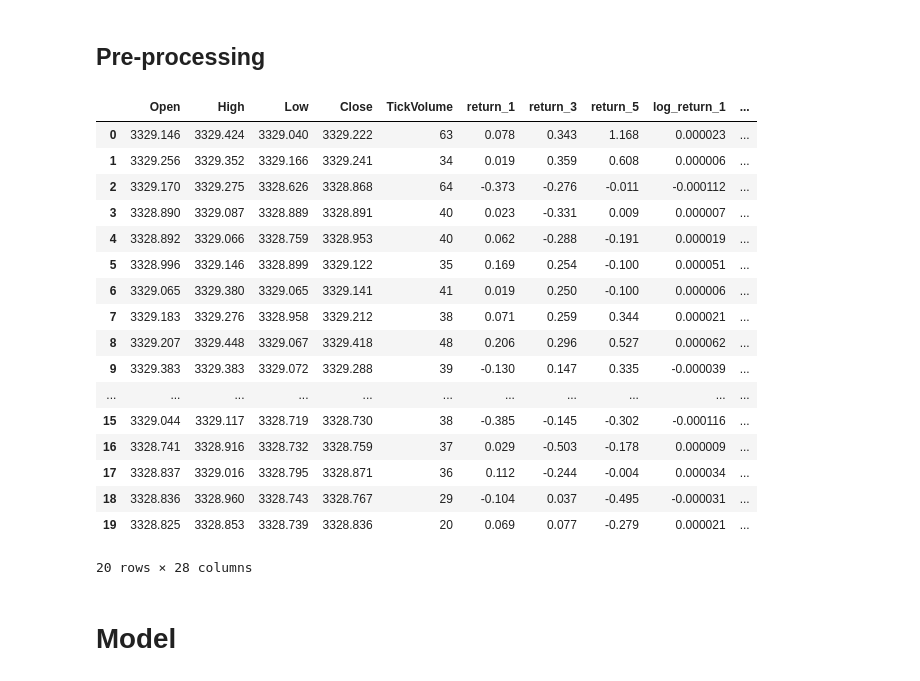
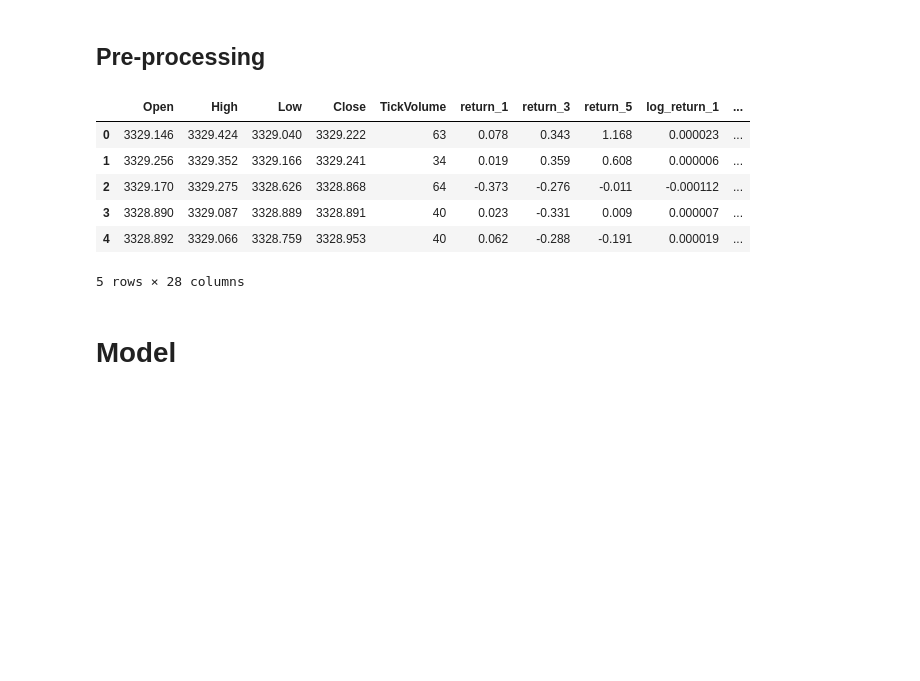
Before and after one commit to Faiisu/Gold_price_predict_LSTM, a Jupyter notebook: Gold_LSTM.ipynb, the cells around one changed output. Saved outputs shown, nothing was run; the diff lists cells and outputs as text; code cells hidden in the pictures; blank space fills up the shorter version.

```diff
--- a/Gold_LSTM.ipynb
+++ b/Gold_LSTM.ipynb
@@ -106,46 +106,35 @@ if "time" in df_cl.columns:
     df_cl["minute"] = df_cl["time"].dt.minute
     df_cl["hour"] = df_cl["time"].dt.hour
 else:
     print("WARNING: no 'time' column found, time features skipped.")
     df_cl["minute"] = 0
     df_cl["hour"] = 0
 
 # Encode cyclic
 df_cl["minute_sin"] = np.sin(2 * np.pi * df_cl["minute"] / 60)
 df_cl["minute_cos"] = np.cos(2 * np.pi * df_cl["minute"] / 60)
 
 df_cl["hour_sin"] = np.sin(2 * np.pi * df_cl["hour"] / 24)
 df_cl["hour_cos"] = np.cos(2 * np.pi * df_cl["hour"] / 24)
 
 
 # --------------------------
 # Cleanup
 # --------------------------
 
 df_cl = df_cl.dropna()
 df_cl = df_cl[df_cl.columns[df_cl.columns != "time"]]
 df_cl = df_cl.reset_index(drop=True)
 
-df_cl.head(20)
+df_cl.head()
 # %% [output]
 |  | Open | High | Low | Close | TickVolume | return_1 | return_3 | return_5 | log_return_1 | ... |
 | 0 | 3329.146 | 3329.424 | 3329.040 | 3329.222 | 63 | 0.078 | 0.343 | 1.168 | 0.000023 | ... |
 | 1 | 3329.256 | 3329.352 | 3329.166 | 3329.241 | 34 | 0.019 | 0.359 | 0.608 | 0.000006 | ... |
 | 2 | 3329.170 | 3329.275 | 3328.626 | 3328.868 | 64 | -0.373 | -0.276 | -0.011 | -0.000112 | ... |
 | 3 | 3328.890 | 3329.087 | 3328.889 | 3328.891 | 40 | 0.023 | -0.331 | 0.009 | 0.000007 | ... |
 | 4 | 3328.892 | 3329.066 | 3328.759 | 3328.953 | 40 | 0.062 | -0.288 | -0.191 | 0.000019 | ... |
-| 5 | 3328.996 | 3329.146 | 3328.899 | 3329.122 | 35 | 0.169 | 0.254 | -0.100 | 0.000051 | ... |
-| 6 | 3329.065 | 3329.380 | 3329.065 | 3329.141 | 41 | 0.019 | 0.250 | -0.100 | 0.000006 | ... |
-| 7 | 3329.183 | 3329.276 | 3328.958 | 3329.212 | 38 | 0.071 | 0.259 | 0.344 | 0.000021 | ... |
-| 8 | 3329.207 | 3329.448 | 3329.067 | 3329.418 | 48 | 0.206 | 0.296 | 0.527 | 0.000062 | ... |
-| 9 | 3329.383 | 3329.383 | 3329.072 | 3329.288 | 39 | -0.130 | 0.147 | 0.335 | -0.000039 | ... |
-| ... | ... | ... | ... | ... | ... | ... | ... | ... | ... | ... |
-| 15 | 3329.044 | 3329.117 | 3328.719 | 3328.730 | 38 | -0.385 | -0.145 | -0.302 | -0.000116 | ... |
-| 16 | 3328.741 | 3328.916 | 3328.732 | 3328.759 | 37 | 0.029 | -0.503 | -0.178 | 0.000009 | ... |
-| 17 | 3328.837 | 3329.016 | 3328.795 | 3328.871 | 36 | 0.112 | -0.244 | -0.004 | 0.000034 | ... |
-| 18 | 3328.836 | 3328.960 | 3328.743 | 3328.767 | 29 | -0.104 | 0.037 | -0.495 | -0.000031 | ... |
-| 19 | 3328.825 | 3328.853 | 3328.739 | 3328.836 | 20 | 0.069 | 0.077 | -0.279 | 0.000021 | ... |
-20 rows × 28 columns
+5 rows × 28 columns
 # %% [markdown]
 # Model
 # %%
```
Also changed, not shown: parts of 8 cells of this notebook, 2 other files.
